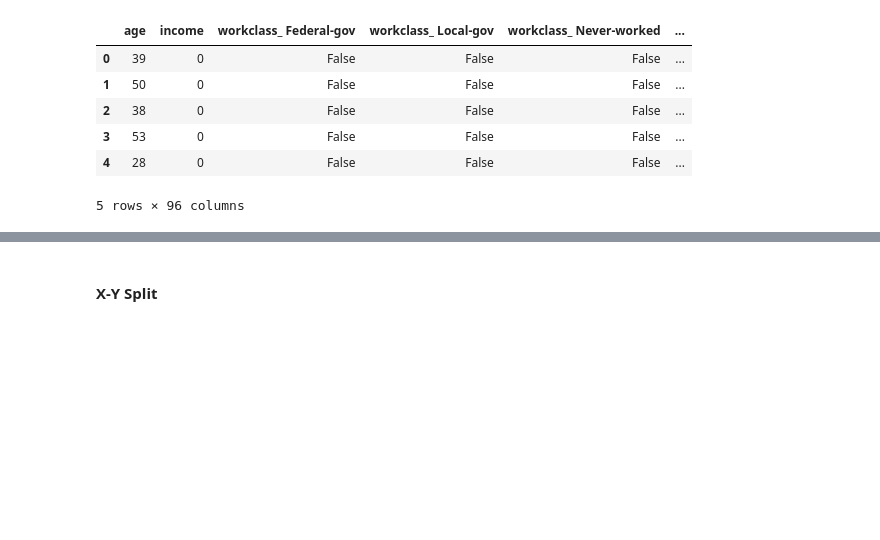
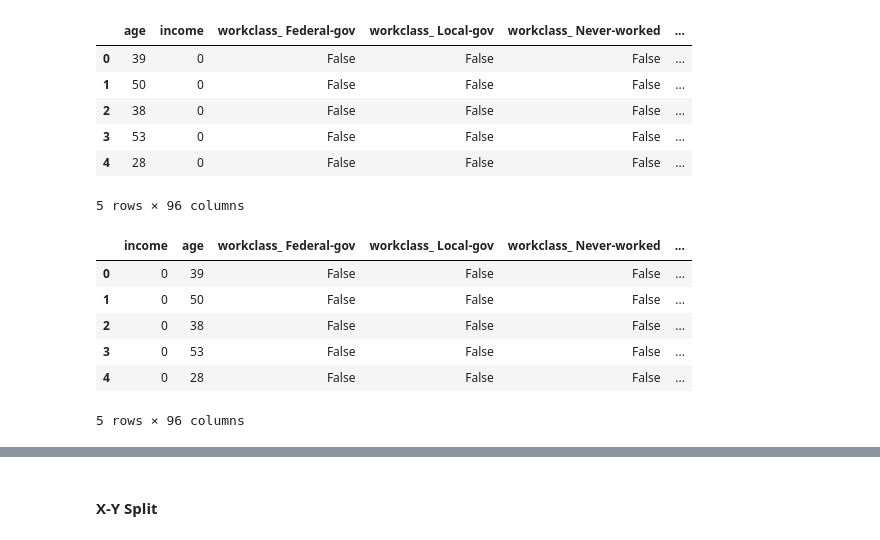
Before and after one commit to AfafAlalwan/DT-methods, a Jupyter notebook: data/adult-data.ipynb, the cells around one changed output, grey strips where cells are left out. Drawn from its saved outputs; the diff is of its cells as text; code cells hidden in the pictures; blank space fills up the shorter version.

```diff
--- a/code/adult-data.ipynb
+++ b/data/adult-data.ipynb
@@ -144,3 +144,17 @@ df.head()
 | 3 | 53 | 0 | False | False | False | ... |
 | 4 | 28 | 0 | False | False | False | ... |
 5 rows × 96 columns
+# %%
+# swapping first two columns to make the dependent feature the first index
+cols = df.columns.tolist()
+cols[0], cols[1] = cols[1], cols[0]
+df = df[cols]
+df.head()
+# %% [output]
+|  | income | age | workclass_ Federal-gov | workclass_ Local-gov | workclass_ Never-worked | ... |
+| 0 | 0 | 39 | False | False | False | ... |
+| 1 | 0 | 50 | False | False | False | ... |
+| 2 | 0 | 38 | False | False | False | ... |
+| 3 | 0 | 53 | False | False | False | ... |
+| 4 | 0 | 28 | False | False | False | ... |
+5 rows × 96 columns
```
Also changed, not shown: parts of 1 cell of this notebook, 8 other files.
